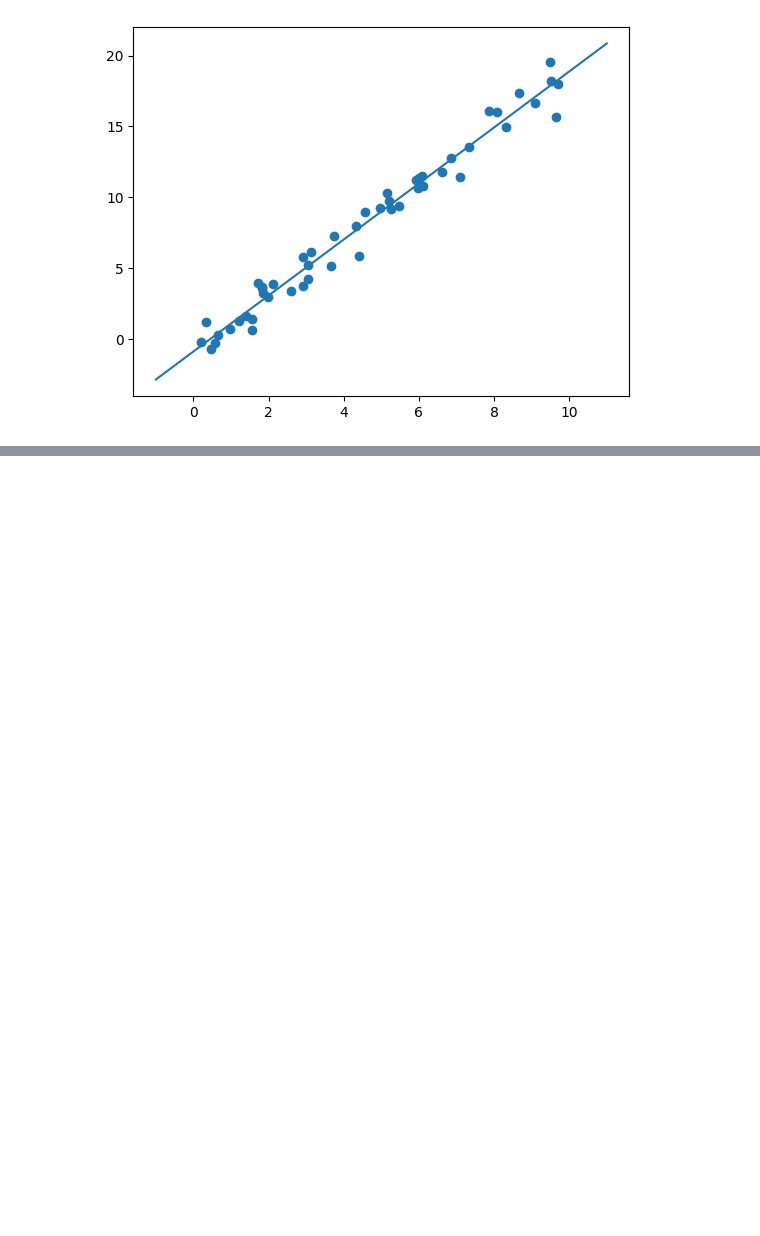
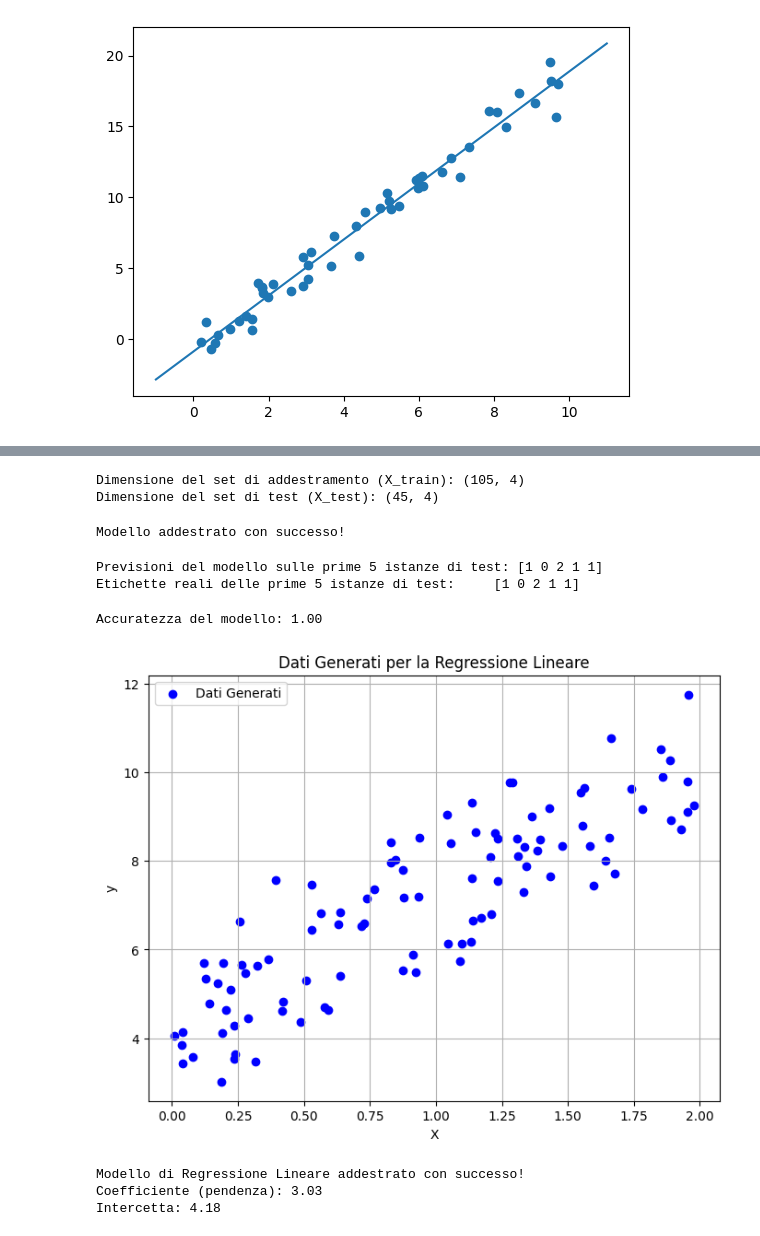
Before and after one commit to francescobifulco/python_corso, a Jupyter notebook: librerie grfiche/1)Scikit_Learn.ipynb, the cells around one changed output, grey strips where cells are left out. Cells and saved outputs as stored; diff of their text form; code cells hidden in the pictures; blank space fills up the shorter version.

```diff
--- a/librerie grfiche/1)Scikit_Learn.ipynb
+++ b/librerie grfiche/1)Scikit_Learn.ipynb
@@ -204,0 +233,32 @@ plt.plot(xfit, yfit)
+# %%
+# 3. Dividere i dati in set di addestramento e test
+X_train, X_test, y_train, y_test = train_test_split(X, y, test_size=0.3, random_state=42)
+
+print(f"\nDimensione del set di addestramento (X_train): {X_train.shape}")
+print(f"Dimensione del set di test (X_test): {X_test.shape}")
+# %% [output]
+Dimensione del set di addestramento (X_train): (105, 4)
+Dimensione del set di test (X_test): (45, 4)
+# %%
+# 4. Inizializzare e addestrare il modello (Albero Decisionale)
+model = DecisionTreeClassifier(random_state=42) # Crea un'istanza del modello
+model.fit(X_train, y_train) # Addestra il modello sui dati di addestramento
+
+print("\nModello addestrato con successo!")
+# %% [output]
+Modello addestrato con successo!
+# %%
+# 5. Effettuare previsioni sul set di test
+y_pred = model.predict(X_test)
+
+print(f"\nPrevisioni del modello sulle prime 5 istanze di test: {y_pred[:5]}")
+print(f"Etichette reali delle prime 5 istanze di test:     {y_test[:5]}")
+# %% [output]
+Previsioni del modello sulle prime 5 istanze di test: [1 0 2 1 1]
+Etichette reali delle prime 5 istanze di test:     [1 0 2 1 1]
+# %%
+# 6. Valutare l'accuratezza del modello
+accuracy = accuracy_score(y_test, y_pred)
+print(f"\nAccuratezza del modello: {accuracy:.2f}") # Formattato a 2 cifre decimali
+# %% [output]
+Accuratezza del modello: 1.00
@@ -204,0 +272,18 @@ plt.plot(xfit, yfit)
+# %%
+# 2. Generare un dataset semplice
+# Creiamo 100 punti dati casuali con una relazione lineare e un po' di rumore
+np.random.seed(0) # Per riproducibilità
+X = 2 * np.random.rand(100, 1) # 100 valori casuali tra 0 e 2
+y = 4 + 3 * X + np.random.randn(100, 1) # y = 4 + 3*X + rumore
+
+# Visualizziamo i dati (opzionale)
+plt.figure(figsize=(8, 6))
+plt.scatter(X, y, color='blue', label='Dati Generati')
+plt.title('Dati Generati per la Regressione Lineare')
+plt.xlabel('X')
+plt.ylabel('y')
+plt.legend()
+plt.grid(True)
+plt.show()
+# %% [output]
+[figure, added]
@@ -204,0 +293,14 @@ plt.plot(xfit, yfit)
+# %%
+# 4. Inizializzare e addestrare il modello (Regressione Lineare)
+model = LinearRegression() # Crea un'istanza del modello
+model.fit(X_train, y_train) # Addestra il modello
+
+print("\nModello di Regressione Lineare addestrato con successo!")
+
+# Stampa i coefficienti (pendenza e intercetta) del modello lineare appreso
+print(f"Coefficiente (pendenza): {model.coef_[0][0]:.2f}")
+print(f"Intercetta: {model.intercept_[0]:.2f}")
+# %% [output]
+Modello di Regressione Lineare addestrato con successo!
+Coefficiente (pendenza): 3.03
+Intercetta: 4.18
```
Also changed, not shown: parts of 6 cells of this notebook, 4 other files.
